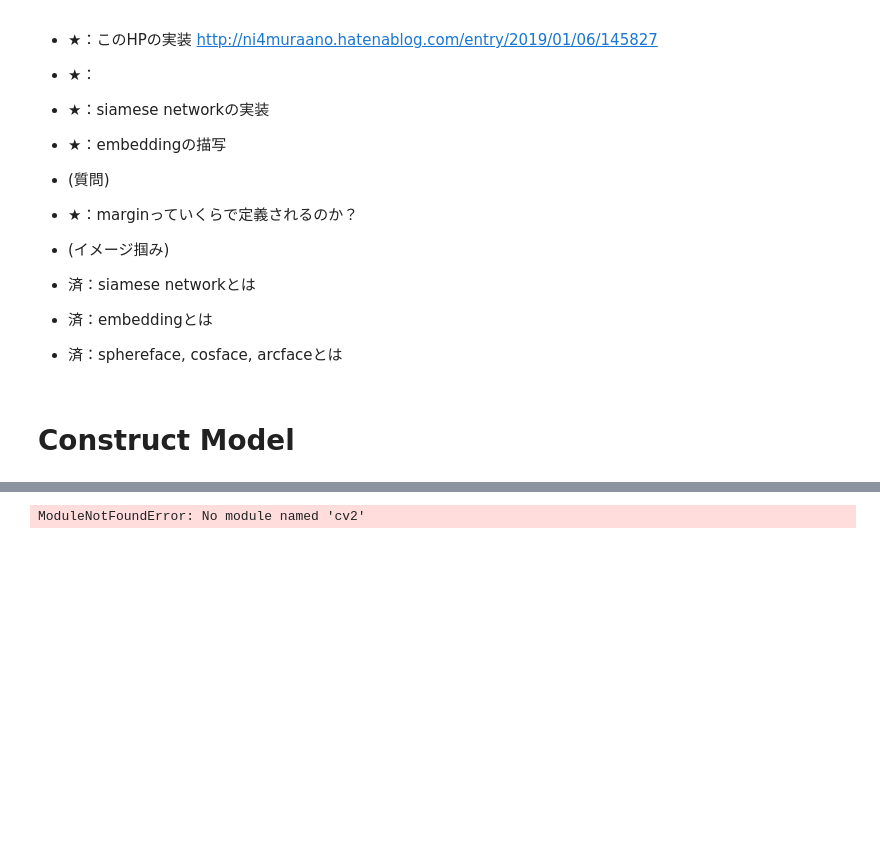
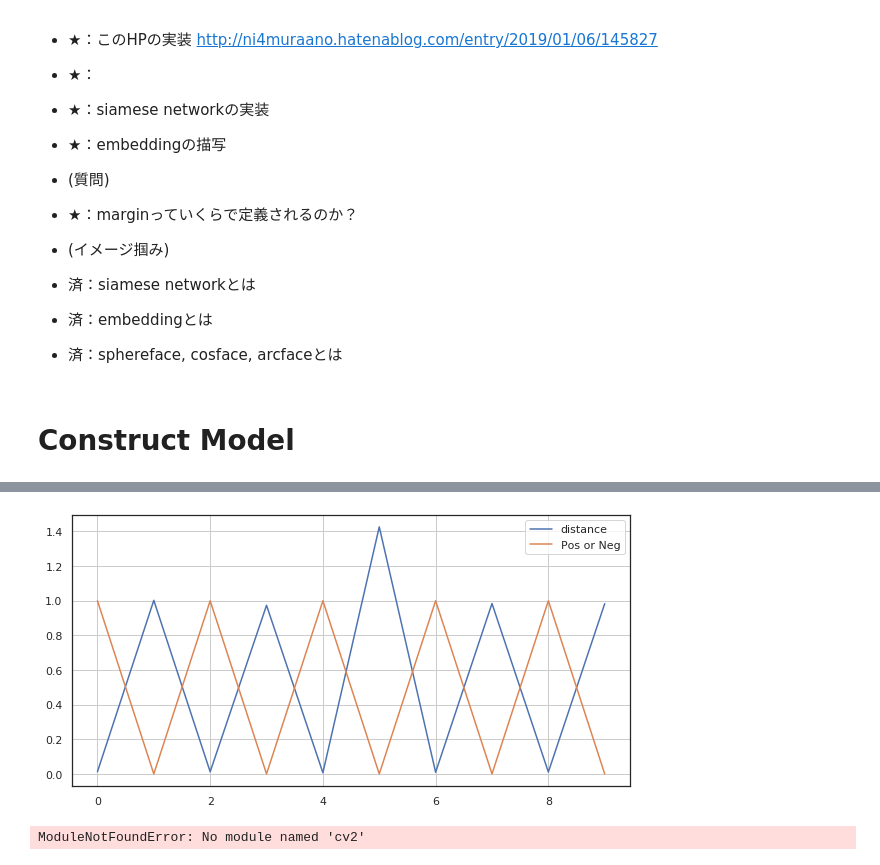
Before and after one commit to OsugiTakuya/kaggle_digit_recognizer, a Jupyter notebook: metric_learning_niigata.ipynb, the cells around one changed output, grey strips where cells are left out. Saved outputs shown, nothing was run; the diff lists cells and outputs as text; code cells hidden in the pictures; blank space fills up the shorter version.

```diff
--- a/metric_learning_niigata.ipynb
+++ b/metric_learning_niigata.ipynb
@@ -131,0 +178,6 @@ http://ni4muraano.hatenablog.com/entry/2019/01/06/145827
+# %%
+def contrastive_loss(y_true, y_pred):
+    margin = 1
+    square_pred = K.square(y_pred)
+    margin_square = K.square(K.maximum(margin - y_pred, 0))
+    return K.mean(y_true * square_pred + (1 - y_true) * margin_square)
@@ -132,3 +350,13 @@ http://ni4muraano.hatenablog.com/entry/2019/01/06/145827
+# %%
+plt.figure(figsize = (10,5))
+plt.plot(y_pred[0:10], label='distance')
+# plt.bar(range(0, 10), te_y[0:10])
+plt.plot(te_y[0:10],label='Pos or Neg')
+plt.legend()
+plt.grid()
+plt.show()
+# %% [output]
+[figure, added]
 # %%
 import os, random, cv2
 import numpy as np
```
Also changed, not shown: parts of 23 cells of this notebook.
